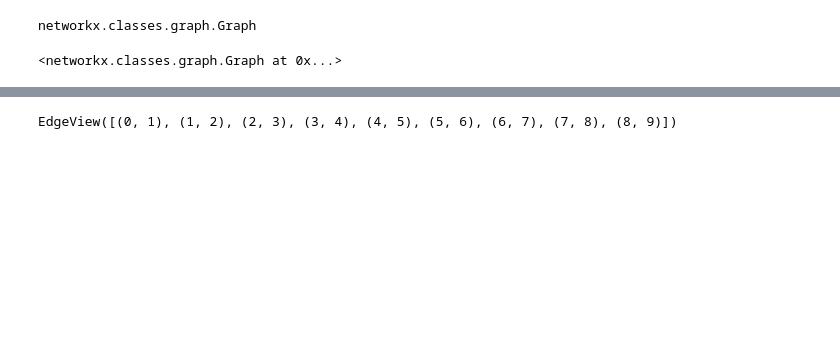
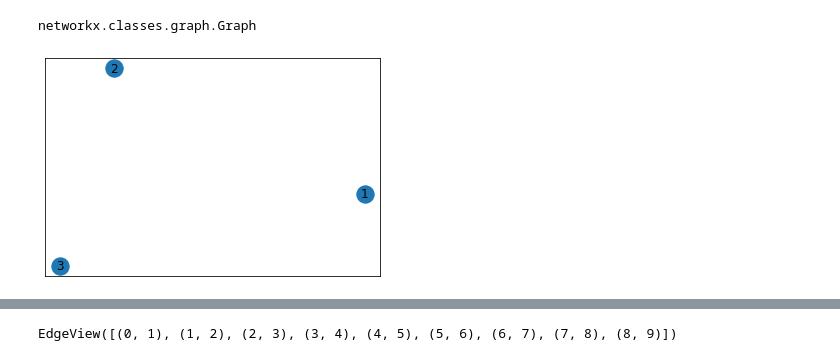
Before and after one commit to MartinMarzi/nib_ckn, a Jupyter notebook: Martin/NetworkX_excs.ipynb, the cells around one changed output, grey strips where cells are left out. Drawn from its saved outputs; the diff is of its cells as text; code cells hidden in the pictures; blank space fills up the shorter version.

```diff
--- a/Martin/NetworkX_excs.ipynb
+++ b/Martin/NetworkX_excs.ipynb
@@ -17,9 +17,9 @@ G.add_node(1)
 # %%
 G.add_nodes_from([2, 3])
 # %%
-G
+nx.draw_networkx(G)
 # %% [output]
-<networkx.classes.graph.Graph at 0x...>
+[figure, added]
 # %%
 G.add_nodes_from([
     (4, {"color": "red"}),
```
Also changed, not shown: parts of 9 cells of this notebook, 1 other file.
